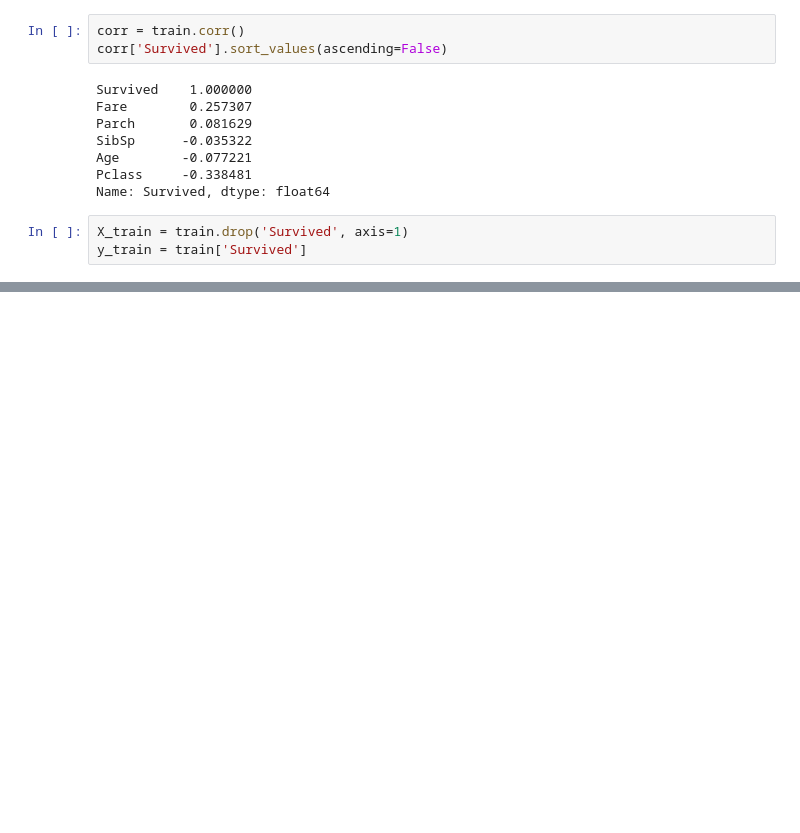
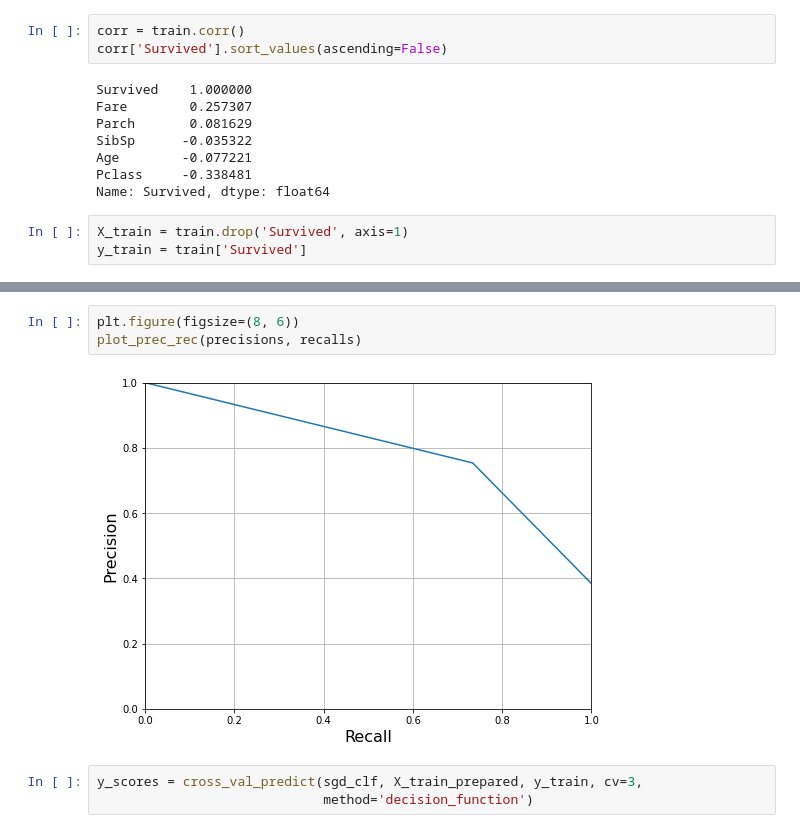
Before and after one commit to maciejolszanski/ML_basics, a Jupyter notebook: 04_Titanic.ipynb, the cells around one changed output, grey strips where cells are left out. Drawn from its saved outputs; the diff is of its cells as text; blank space fills up the shorter version.

```diff
--- a/04_Titanic.ipynb
+++ b/04_Titanic.ipynb
@@ -232,0 +301,8 @@ array([[ 0.82737724, -0.56573646,  0.43279337, ...,  0.        ,
+# %%
+plt.figure(figsize=(8, 6))
+plot_prec_rec(precisions, recalls)
+# %% [output]
+[figure, added]
+# %%
+y_scores = cross_val_predict(sgd_clf, X_train_prepared, y_train, cv=3,
+                             method='decision_function')
```
Also changed, not shown: parts of 37 cells of this notebook, 2 other files.
